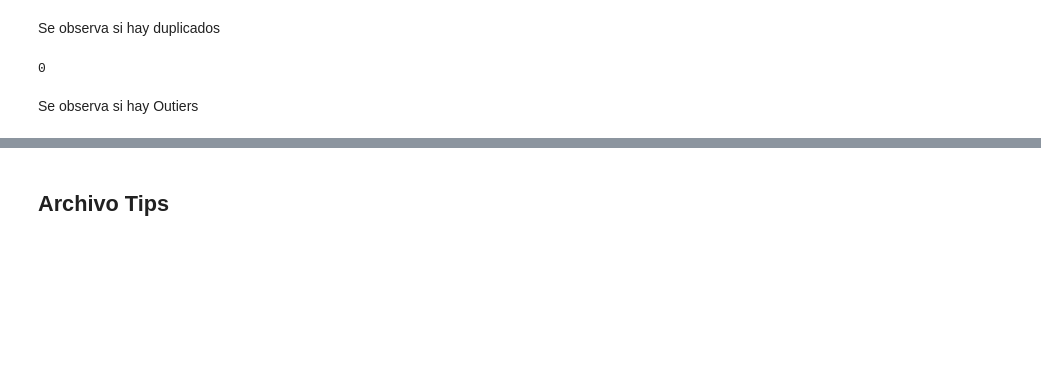
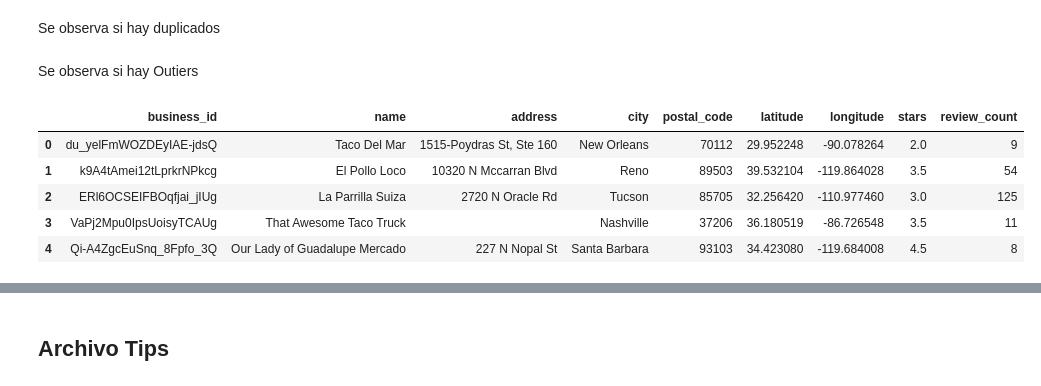
Before and after one commit to javierdichiachio/Proyecto_Final_Google_Yelp, a Jupyter notebook: ETL_yelp_checkin-tips-user.ipynb, the cells around one changed output, grey strips where cells are left out. Cells and saved outputs as stored; diff of their text form; code cells hidden in the pictures; blank space fills up the shorter version.

```diff
--- a/ETL_yelp_checkin-tips-user.ipynb
+++ b/ETL_yelp_checkin-tips-user.ipynb
@@ -75,10 +76,6 @@ date           0
 dtype: int64
 # %% [markdown]
 Se observa si  hay duplicados
-# %%
-checkin.duplicated().sum()
-# %% [output]
-0
 # %% [markdown]
 Se observa si hay Outiers
 # %%
@@ -93,3 +90,14 @@ def outliers(checkin):
         ))
 
 outliers(checkin)
+# %%
+# Se cargan los restaurantes latinoamericanos de Yelp para filtrar los registros de restaurantes:
+latin_res = pd.read_parquet("Data/Restaurants_Yelp.parquet")
+latin_res.head()
+# %% [output]
+|  | business_id | name | address | city | postal_code | latitude | longitude | stars | review_count |
+| 0 | du_yelFmWOZDEyIAE-jdsQ | Taco Del Mar | 1515-Poydras St, Ste 160 | New Orleans | 70112 | 29.952248 | -90.078264 | 2.0 | 9 |
+| 1 | k9A4tAmei12tLprkrNPkcg | El Pollo Loco | 10320 N Mccarran Blvd | Reno | 89503 | 39.532104 | -119.864028 | 3.5 | 54 |
+| 2 | ERl6OCSEIFBOqfjai_jIUg | La Parrilla Suiza | 2720 N Oracle Rd | Tucson | 85705 | 32.256420 | -110.977460 | 3.0 | 125 |
+| 3 | VaPj2Mpu0IpsUoisyTCAUg | That Awesome Taco Truck |  | Nashville | 37206 | 36.180519 | -86.726548 | 3.5 | 11 |
+| 4 | Qi-A4ZgcEuSnq_8Fpfo_3Q | Our Lady of Guadalupe Mercado | 227 N Nopal St | Santa Barbara | 93103 | 34.423080 | -119.684008 | 4.5 | 8 |
```
Also changed, not shown: parts of 4 cells of this notebook, 17 other files.
